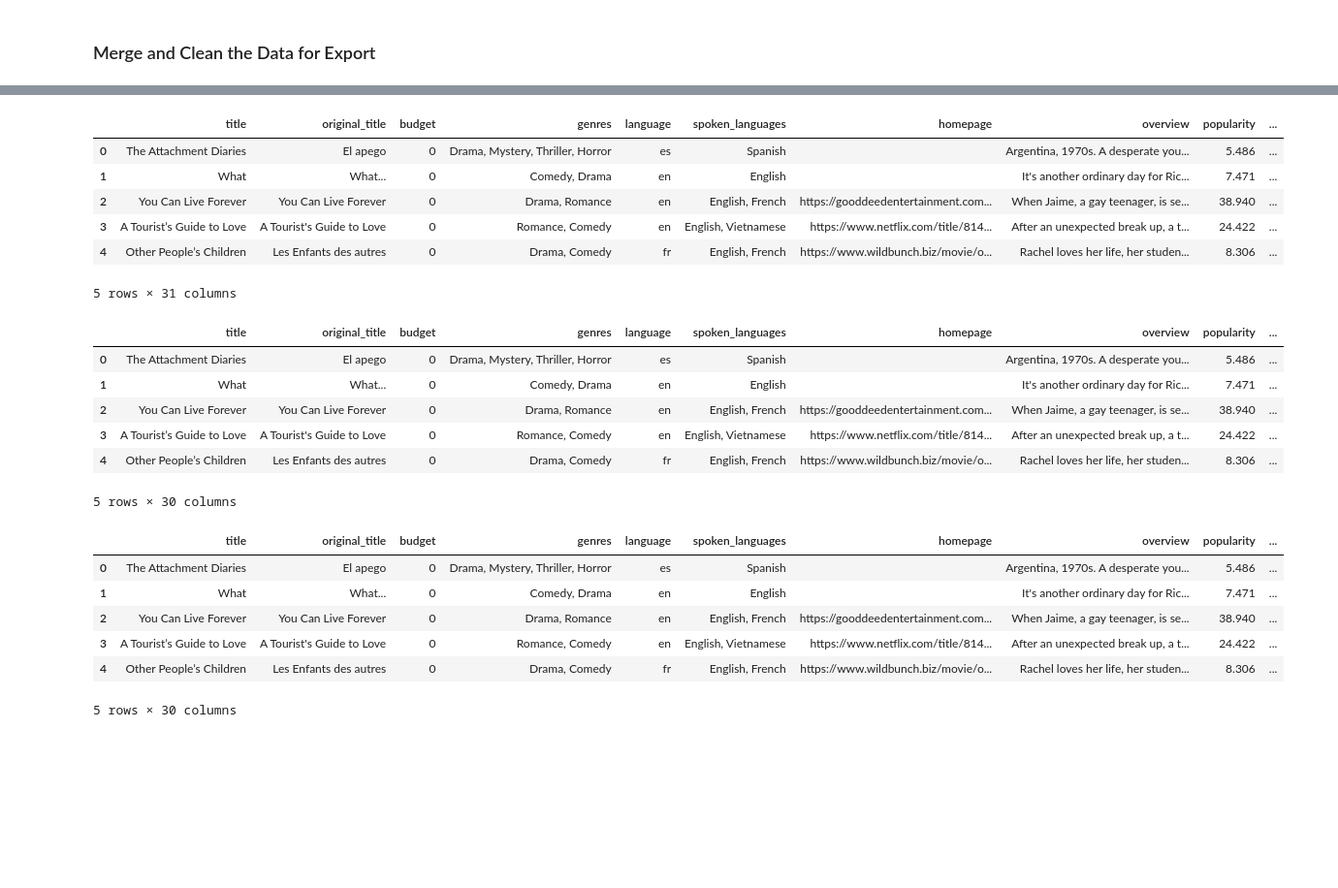
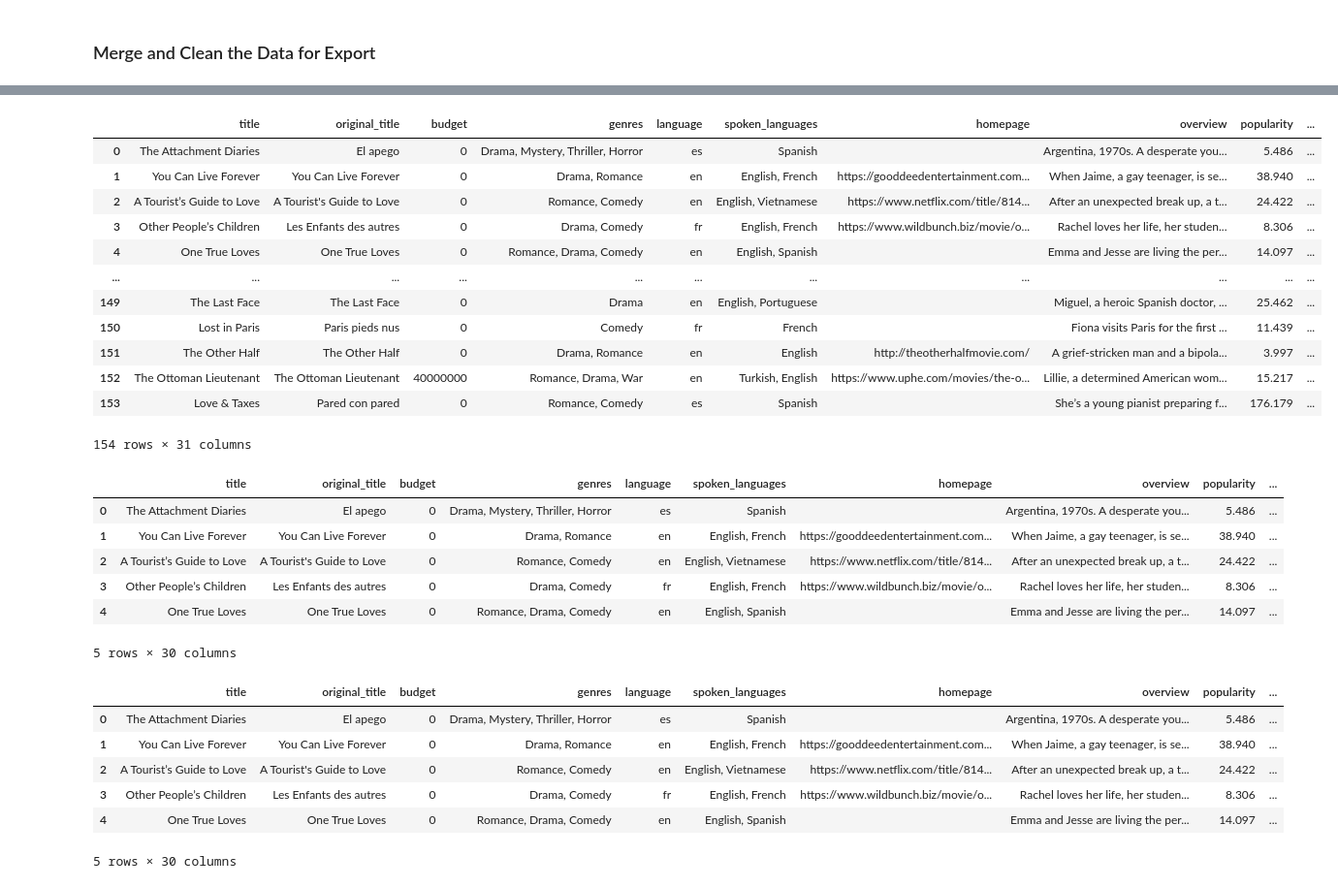
Before and after one commit to Sravya-Kottisa/data-sourcing-challenge, a Jupyter notebook: retrieve_movie_data.ipynb, the cells around one changed output, grey strips where cells are left out. Shown: that part at 97% size. Drawn from its saved outputs; the diff is of its cells as text; code cells hidden in the pictures; blank space fills up the shorter version.

```diff
--- a/retrieve_movie_data.ipynb
+++ b/retrieve_movie_data.ipynb
@@ -138,18 +138,20 @@ df
 # Reviewed the logic with instructor(Ryan Norman) during the class and it was approved to use the below logic, as it is getting
 #more movie names being stripped
 
-def extract_title(headline):
+#def extract_title(headline):
 
     #Check if the headline starts with "Review" and extract the name accordingly in between quotes. Some data loss is expected when the
     #movie title has Apostrophe
-    if headline.startswith("Review"):
+ #   if headline.startswith("Review"):
 
-        return pd.Series([headline]).str.extract(r"\u2018(.*?)\u2019", expand=False).str.strip().values[0]
+  #      return pd.Series([headline]).str.extract(r"\u2018(.*?)\u2019", expand=False).str.strip().values[0]
     # Else strip the name of the move in between quotes and ending in Review
-    else:
-        return pd.Series([headline]).str.extract(r"\u2018(.*?)\u2019 Review", expand=False).str.strip().values[0]
+   # else:
+    #    return pd.Series([headline]).str.extract(r"\u2018(.*?)\u2019 Review", expand=False).str.strip().values[0]
 
-df['title'] = df['headline.main'].apply(extract_title)
+#df['title'] = df['headline.main'].apply(extract_title)
+df['title']= df['headline.main'].apply(lambda st: st[st.find("\u2018")+1:st.find("\u2019 Review")])
+
 df
 # %% [output]
 |  | web_url | snippet | source | keywords | pub_date | word_count | headline.main | headline.kicker | ... |
@@ -382,31 +384,37 @@ merged_df
 # %%
 # Remove list brackets and quotation marks on the columns containing lists
 # Create a list of the columns that need fixing
 
 columns_to_fix = ['genres', 'spoken_languages', 'production_countries']
 
 # Create a list of characters to remove
 characters_to_remove = ['[', ']', '\'',]
 
 # Loop through the list of columns to fix
 for col in columns_to_fix:
     # Convert the column to type 'str'
     merged_df[col] = merged_df[col].astype(str)
 
     # Loop through characters to remove
     for char in characters_to_remove:
         merged_df[col] = merged_df[col].str.replace(char, '')
 
 # Display the fixed DataFrame
-merged_df.head()
+merged_df
 # %% [output]
 |  | title | original_title | budget | genres | language | spoken_languages | homepage | overview | popularity | ... |
 | 0 | The Attachment Diaries | El apego | 0 | Drama, Mystery, Thriller, Horror | es | Spanish |  | Argentina, 1970s. A desperate you... | 5.486 | ... |
-| 1 | What | What... | 0 | Comedy, Drama | en | English |  | It's another ordinary day for Ric... | 7.471 | ... |
-| 2 | You Can Live Forever | You Can Live Forever | 0 | Drama, Romance | en | English, French | https://gooddeedentertainment.com... | When Jaime, a gay teenager, is se... | 38.940 | ... |
-| 3 | A Tourist’s Guide to Love | A Tourist's Guide to Love | 0 | Romance, Comedy | en | English, Vietnamese | https://www.netflix.com/title/814... | After an unexpected break up, a t... | 24.422 | ... |
-| 4 | Other People’s Children | Les Enfants des autres | 0 | Drama, Comedy | fr | English, French | https://www.wildbunch.biz/movie/o... | Rachel loves her life, her studen... | 8.306 | ... |
+| 1 | You Can Live Forever | You Can Live Forever | 0 | Drama, Romance | en | English, French | https://gooddeedentertainment.com... | When Jaime, a gay teenager, is se... | 38.940 | ... |
+| 2 | A Tourist’s Guide to Love | A Tourist's Guide to Love | 0 | Romance, Comedy | en | English, Vietnamese | https://www.netflix.com/title/814... | After an unexpected break up, a t... | 24.422 | ... |
+| 3 | Other People’s Children | Les Enfants des autres | 0 | Drama, Comedy | fr | English, French | https://www.wildbunch.biz/movie/o... | Rachel loves her life, her studen... | 8.306 | ... |
+| 4 | One True Loves | One True Loves | 0 | Romance, Drama, Comedy | en | English, Spanish |  | Emma and Jesse are living the per... | 14.097 | ... |
+| ... | ... | ... | ... | ... | ... | ... | ... | ... | ... | ... |
+| 149 | The Last Face | The Last Face | 0 | Drama | en | English, Portuguese |  | Miguel, a heroic Spanish doctor, ... | 25.462 | ... |
+| 150 | Lost in Paris | Paris pieds nus | 0 | Comedy | fr | French |  | Fiona visits Paris for the first ... | 11.439 | ... |
+| 151 | The Other Half | The Other Half | 0 | Drama, Romance | en | English | http://theotherhalfmovie.com/ | A grief-stricken man and a bipola... | 3.997 | ... |
+| 152 | The Ottoman Lieutenant | The Ottoman Lieutenant | 40000000 | Romance, Drama, War | en | Turkish, English | https://www.uphe.com/movies/the-o... | Lillie, a determined American wom... | 15.217 | ... |
+| 153 | Love & Taxes | Pared con pared | 0 | Romance, Comedy | es | Spanish |  | She’s a young pianist preparing f... | 176.179 | ... |
-5 rows × 31 columns
+154 rows × 31 columns
 # %%
 # Drop "byline.person" column
 merged_df = merged_df.drop('byline.person', axis=1)
@@ -414,10 +422,10 @@ merged_df.head()
 # %% [output]
 |  | title | original_title | budget | genres | language | spoken_languages | homepage | overview | popularity | ... |
 | 0 | The Attachment Diaries | El apego | 0 | Drama, Mystery, Thriller, Horror | es | Spanish |  | Argentina, 1970s. A desperate you... | 5.486 | ... |
-| 1 | What | What... | 0 | Comedy, Drama | en | English |  | It's another ordinary day for Ric... | 7.471 | ... |
-| 2 | You Can Live Forever | You Can Live Forever | 0 | Drama, Romance | en | English, French | https://gooddeedentertainment.com... | When Jaime, a gay teenager, is se... | 38.940 | ... |
-| 3 | A Tourist’s Guide to Love | A Tourist's Guide to Love | 0 | Romance, Comedy | en | English, Vietnamese | https://www.netflix.com/title/814... | After an unexpected break up, a t... | 24.422 | ... |
-| 4 | Other People’s Children | Les Enfants des autres | 0 | Drama, Comedy | fr | English, French | https://www.wildbunch.biz/movie/o... | Rachel loves her life, her studen... | 8.306 | ... |
+| 1 | You Can Live Forever | You Can Live Forever | 0 | Drama, Romance | en | English, French | https://gooddeedentertainment.com... | When Jaime, a gay teenager, is se... | 38.940 | ... |
+| 2 | A Tourist’s Guide to Love | A Tourist's Guide to Love | 0 | Romance, Comedy | en | English, Vietnamese | https://www.netflix.com/title/814... | After an unexpected break up, a t... | 24.422 | ... |
+| 3 | Other People’s Children | Les Enfants des autres | 0 | Drama, Comedy | fr | English, French | https://www.wildbunch.biz/movie/o... | Rachel loves her life, her studen... | 8.306 | ... |
+| 4 | One True Loves | One True Loves | 0 | Romance, Drama, Comedy | en | English, Spanish |  | Emma and Jesse are living the per... | 14.097 | ... |
 5 rows × 30 columns
 # %%
 # Delete duplicate rows and reset index
@@ -426,10 +434,10 @@ merged_df.head()
 # %% [output]
 |  | title | original_title | budget | genres | language | spoken_languages | homepage | overview | popularity | ... |
 | 0 | The Attachment Diaries | El apego | 0 | Drama, Mystery, Thriller, Horror | es | Spanish |  | Argentina, 1970s. A desperate you... | 5.486 | ... |
-| 1 | What | What... | 0 | Comedy, Drama | en | English |  | It's another ordinary day for Ric... | 7.471 | ... |
-| 2 | You Can Live Forever | You Can Live Forever | 0 | Drama, Romance | en | English, French | https://gooddeedentertainment.com... | When Jaime, a gay teenager, is se... | 38.940 | ... |
-| 3 | A Tourist’s Guide to Love | A Tourist's Guide to Love | 0 | Romance, Comedy | en | English, Vietnamese | https://www.netflix.com/title/814... | After an unexpected break up, a t... | 24.422 | ... |
-| 4 | Other People’s Children | Les Enfants des autres | 0 | Drama, Comedy | fr | English, French | https://www.wildbunch.biz/movie/o... | Rachel loves her life, her studen... | 8.306 | ... |
+| 1 | You Can Live Forever | You Can Live Forever | 0 | Drama, Romance | en | English, French | https://gooddeedentertainment.com... | When Jaime, a gay teenager, is se... | 38.940 | ... |
+| 2 | A Tourist’s Guide to Love | A Tourist's Guide to Love | 0 | Romance, Comedy | en | English, Vietnamese | https://www.netflix.com/title/814... | After an unexpected break up, a t... | 24.422 | ... |
+| 3 | Other People’s Children | Les Enfants des autres | 0 | Drama, Comedy | fr | English, French | https://www.wildbunch.biz/movie/o... | Rachel loves her life, her studen... | 8.306 | ... |
+| 4 | One True Loves | One True Loves | 0 | Romance, Drama, Comedy | en | English, Spanish |  | Emma and Jesse are living the per... | 14.097 | ... |
 5 rows × 30 columns
 # %%
 # Export data to CSV without the index
```
Also changed, not shown: parts of 6 cells of this notebook.
